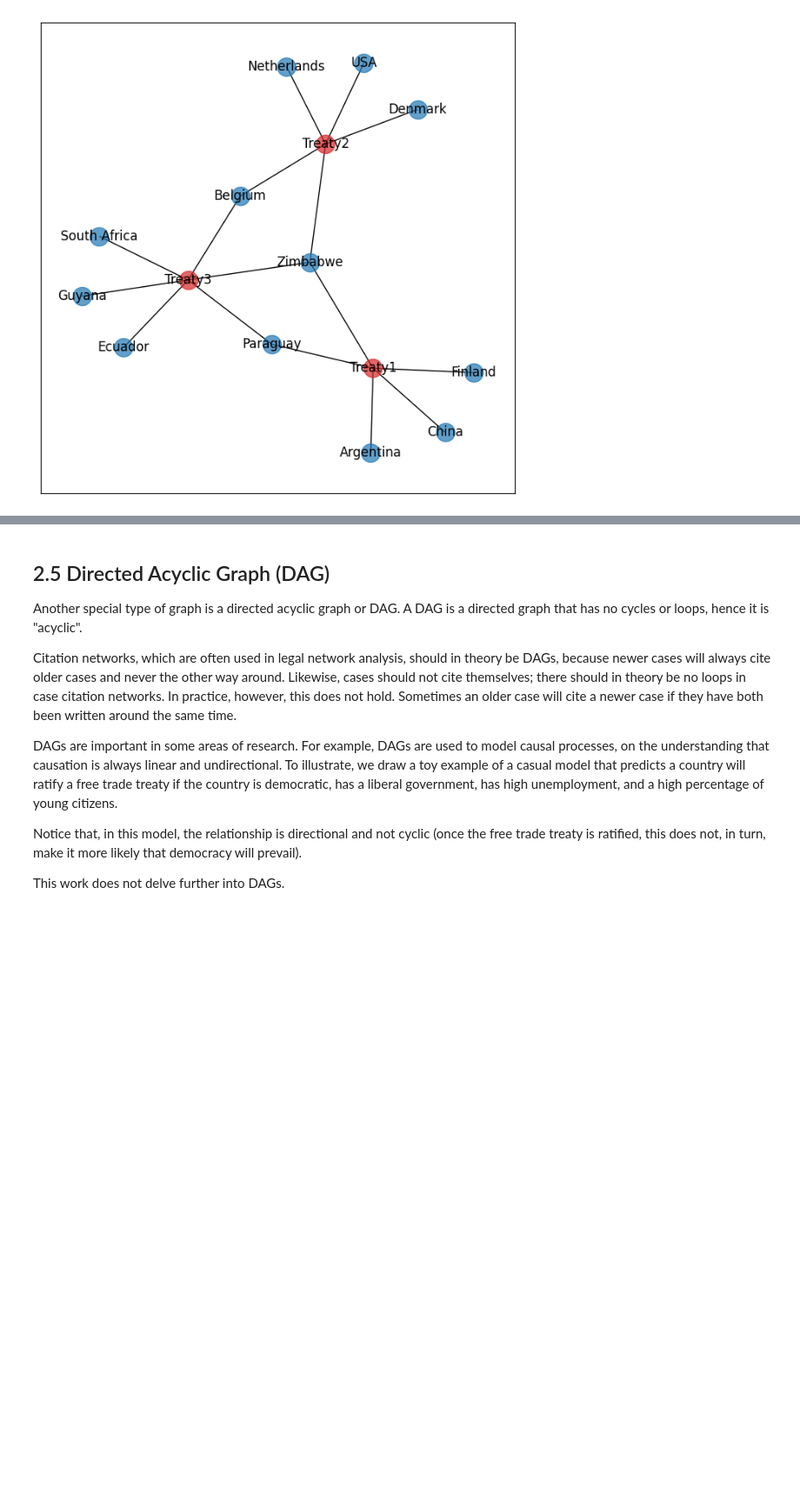
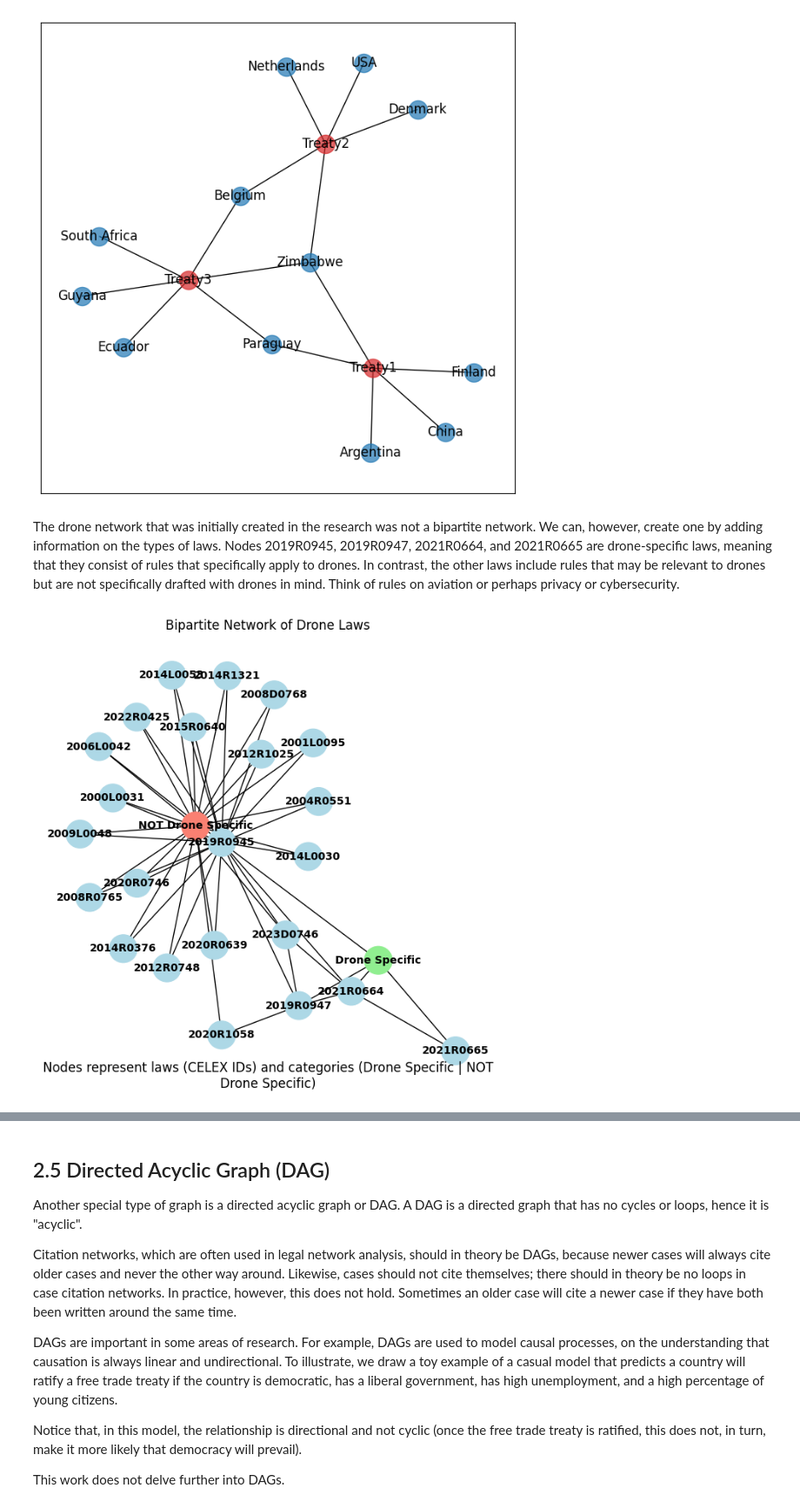
Before and after one commit to maastrichtlawtech/legalnetworkanalysis_textbook, a Jupyter notebook: Chapter_2_Key_Concepts.ipynb, the cells around one changed output, grey strips where cells are left out. Shown at 87% size. Saved outputs shown, nothing was run; the diff lists cells and outputs as text; code cells hidden in the pictures; blank space fills up the shorter version.

```diff
--- a/Chapter_2_Key_Concepts.ipynb
+++ b/Chapter_2_Key_Concepts.ipynb
@@ -50,3 +77,59 @@ nx.draw_networkx_edges(g_treaties, pos=pos)
 nx.draw_networkx_labels(g_treaties, pos=pos);
 # %% [output]
 [figure]
+# %% [markdown]
+The drone network that was initially created in the research was not a bipartite network. We can, however, create one by adding information on the types of laws. Nodes 2019R0945, 2019R0947, 2021R0664, and 2021R0665 are drone-specific laws, meaning that they consist of rules that specifically apply to drones. In contrast, the other laws include rules that may be relevant to drones but are not specifically drafted with drones in mind. Think of rules on aviation or perhaps privacy or cybersecurity.
+# %%
+# Load the JSON data
+with open("data/drone_laws/g_dronelaws_1.json") as f:
+    data = json.load(f)
+
+# Create a bipartite graph
+B = nx.Graph()
+
+# Define drone-specific and general-purpose laws
+drone_specific_laws = {"2019R0947", "2021R0664", "2021R0665", "2019R0945"}
+general_purpose_laws = set()
+
+# Add nodes for laws and categories
+for node in data['nodes']:
+    law_id = node['id']
+    B.add_node(law_id)  # Add law nodes
+    if law_id in drone_specific_laws:
+        B.add_node("Drone Specific")  # Add drone-specific category node
+        B.add_edge(law_id, "Drone Specific")  # Connect law to its category
+    else:
+        B.add_node("NOT Drone Specific")  # Add general-purpose category node
+        B.add_edge(law_id, "NOT Drone Specific")  # Connect law to its category
+        general_purpose_laws.add(law_id)
+
+# Add edges from the original links to the bipartite graph
+for link in data['links']:
+    source = link['source']
+    target = link['target']
+    B.add_edge(source, target)
+
+# Define colors for categories and laws
+law_color = 'lightblue'         # Color for law nodes
+category_color = {'Drone Specific': 'lightgreen', 'NOT Drone Specific': 'salmon'}  # Colors for categories
+
+# Create lists for node colors
+node_colors = []
+for node in B.nodes():
+    if node in category_color:  # If it's a category node
+        node_colors.append(category_color[node])
+    else:
+        node_colors.append(law_color)  # Law nodes color
+
+# Visualize the bipartite graph
+plt.figure(figsize=(6, 6))
+pos = nx.spring_layout(B)  # Positions for all nodes
+
+# Draw the graph with specified colors
+nx.draw(B, pos, with_labels=True, node_size=700, node_color=node_colors, font_size=10, font_weight='bold', arrows=False)
+plt.title("Bipartite Network of Drone Laws")
+plt.figtext(0.5, 0.01, "Nodes represent laws (CELEX IDs) and categories (Drone Specific | NOT Drone Specific)",
+             wrap=True, horizontalalignment='center', fontsize=12)
+plt.show()
+# %% [output]
+[figure, added]
```
Also changed, not shown: parts of 7 cells of this notebook, 5 other files.
